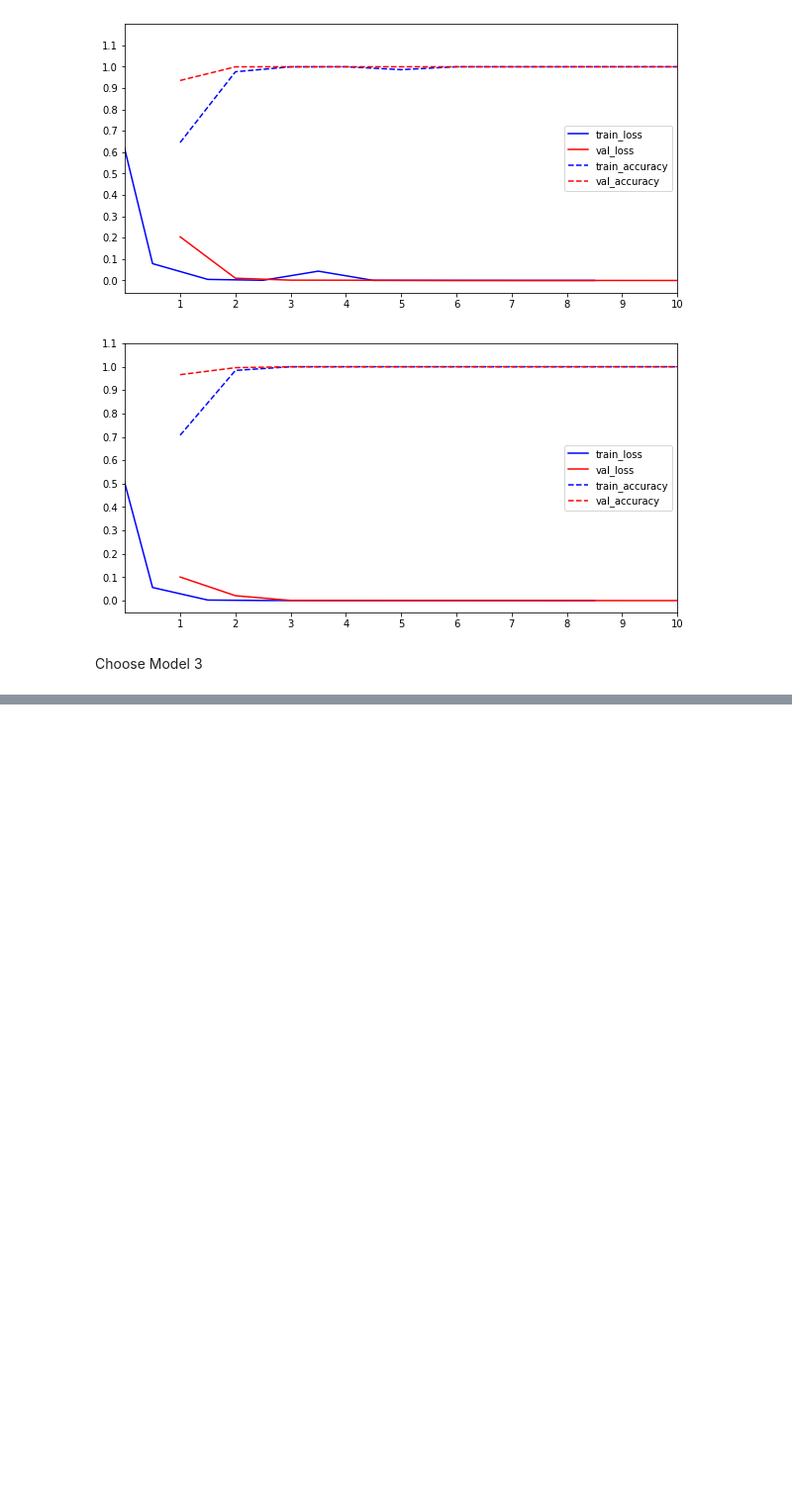
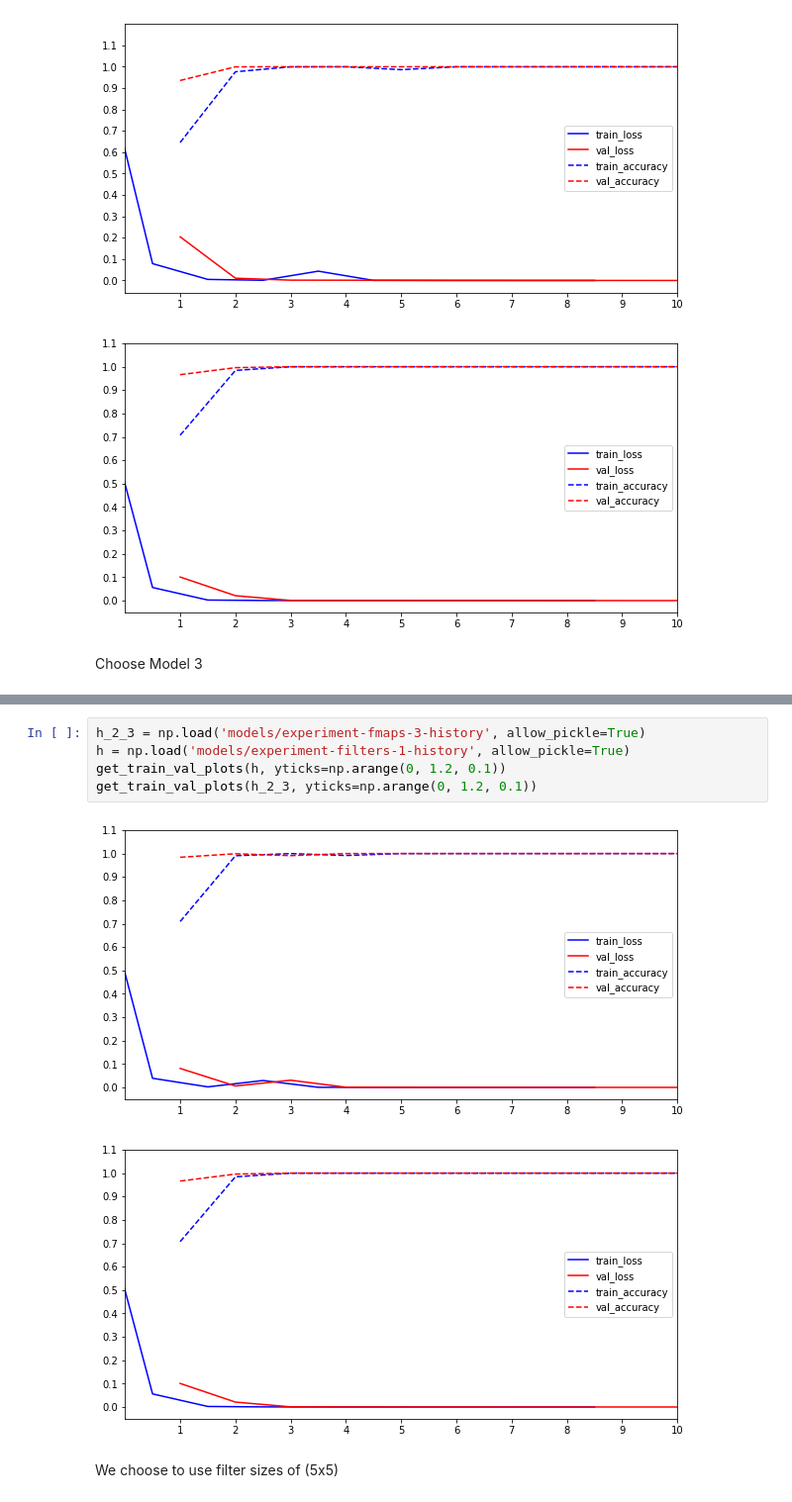
Before and after one commit to Sathwick-Reddy-M/Sign-Language-Recognition, a Jupyter notebook: sign-language-recognition.ipynb, the cells around one changed output, grey strips where cells are left out. Shown at 99% size. Cells and saved outputs as stored; diff of their text form; blank space fills up the shorter version.

Commit message:
Tune Filter Size

```diff
--- a/sign-language-recognition.ipynb
+++ b/sign-language-recognition.ipynb
@@ -669,0 +714,10 @@ Choose Model 3
+# %%
+h_2_3 = np.load('models/experiment-fmaps-3-history', allow_pickle=True)
+h = np.load('models/experiment-filters-1-history', allow_pickle=True)
+get_train_val_plots(h, yticks=np.arange(0, 1.2, 0.1))
+get_train_val_plots(h_2_3, yticks=np.arange(0, 1.2, 0.1))
+# %% [output]
+[figure, added]
+[figure, added]
+# %% [markdown]
+We choose to use filter sizes of (5x5)
```
Also changed, not shown: parts of 3 cells of this notebook, 5 other files.
